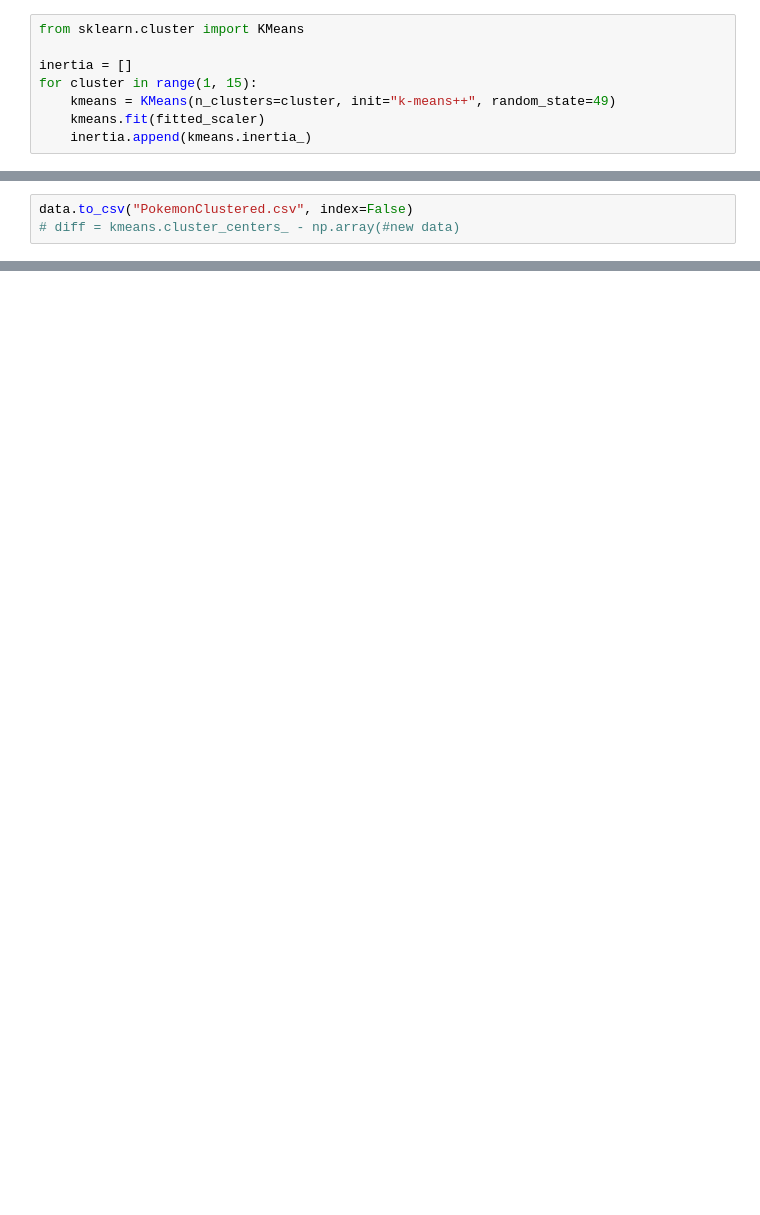
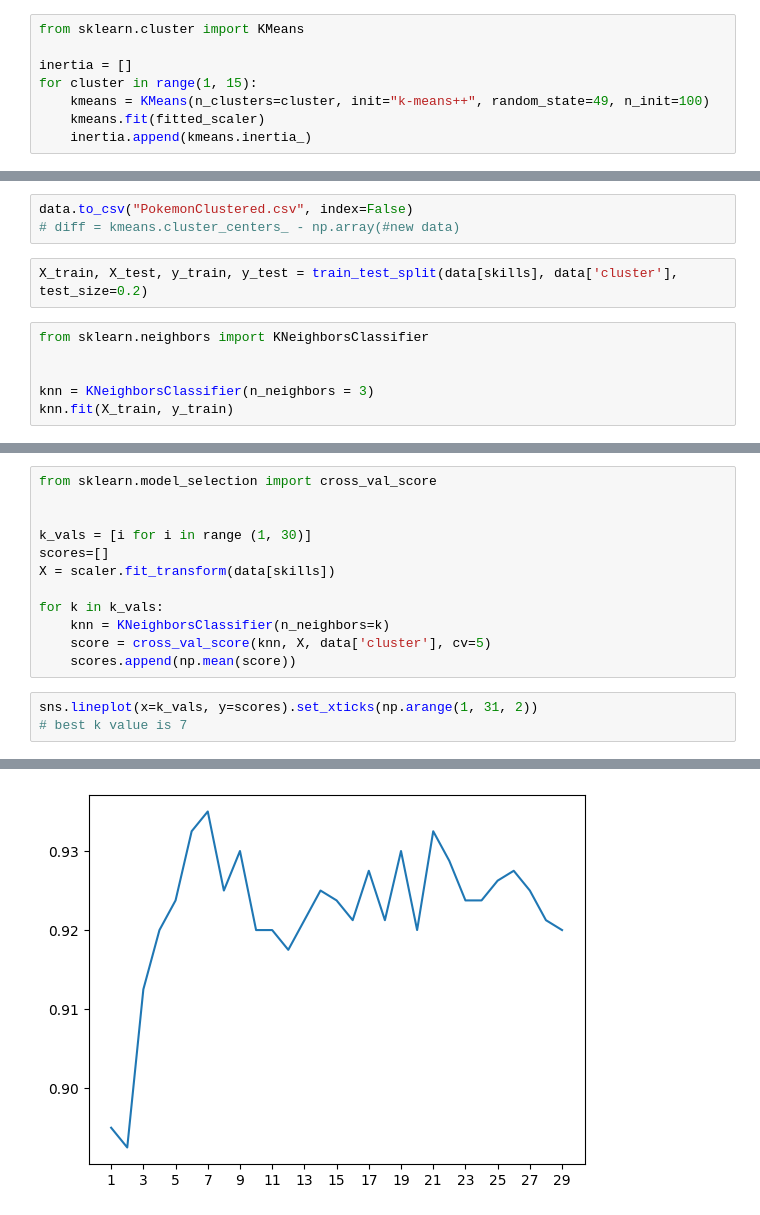
Before and after one commit to konomea/ML-App, a Jupyter notebook: model/model.ipynb, the cells around one changed output, grey strips where cells are left out. Cells and saved outputs as stored; diff of their text form; blank space fills up the shorter version.

Commit message:
Working on Model

```diff
--- a/model/model.ipynb
+++ b/model/model.ipynb
@@ -32,7 +32,7 @@ from sklearn.cluster import KMeans
 
 inertia = []
 for cluster in range(1, 15):
-    kmeans = KMeans(n_clusters=cluster, init="k-means++", random_state=49)
+    kmeans = KMeans(n_clusters=cluster, init="k-means++", random_state=49, n_init=100)
     kmeans.fit(fitted_scaler)
     inertia.append(kmeans.inertia_)
 # %%
@@ -104,3 +75,11 @@ array([[-0.17819131,  0.22613903,  1.58139175, -0.14298186,  0.72539815,
 # %%
 data.to_csv("PokemonClustered.csv", index=False)
 # diff = kmeans.cluster_centers_ - np.array(#new data)
+# %%
+X_train, X_test, y_train, y_test = train_test_split(data[skills], data['cluster'], test_size=0.2)
+# %%
+from sklearn.neighbors import KNeighborsClassifier
+
+
+knn = KNeighborsClassifier(n_neighbors = 3)
+knn.fit(X_train, y_train)
@@ -106,0 +97,16 @@ data.to_csv("PokemonClustered.csv", index=False)
+# %%
+from sklearn.model_selection import cross_val_score
+
+
+k_vals = [i for i in range (1, 30)]
+scores=[]
+X = scaler.fit_transform(data[skills])
+
+for k in k_vals:
+    knn = KNeighborsClassifier(n_neighbors=k)
+    score = cross_val_score(knn, X, data['cluster'], cv=5)
+    scores.append(np.mean(score))
+# %%
+sns.lineplot(x=k_vals, y=scores).set_xticks(np.arange(1, 31, 2))
+# best k value is 7
+# %% [output]
@@ -106,0 +128 @@ data.to_csv("PokemonClustered.csv", index=False)
+[figure, added]
```
Also changed, not shown: parts of 8 cells of this notebook, 1 other file.
